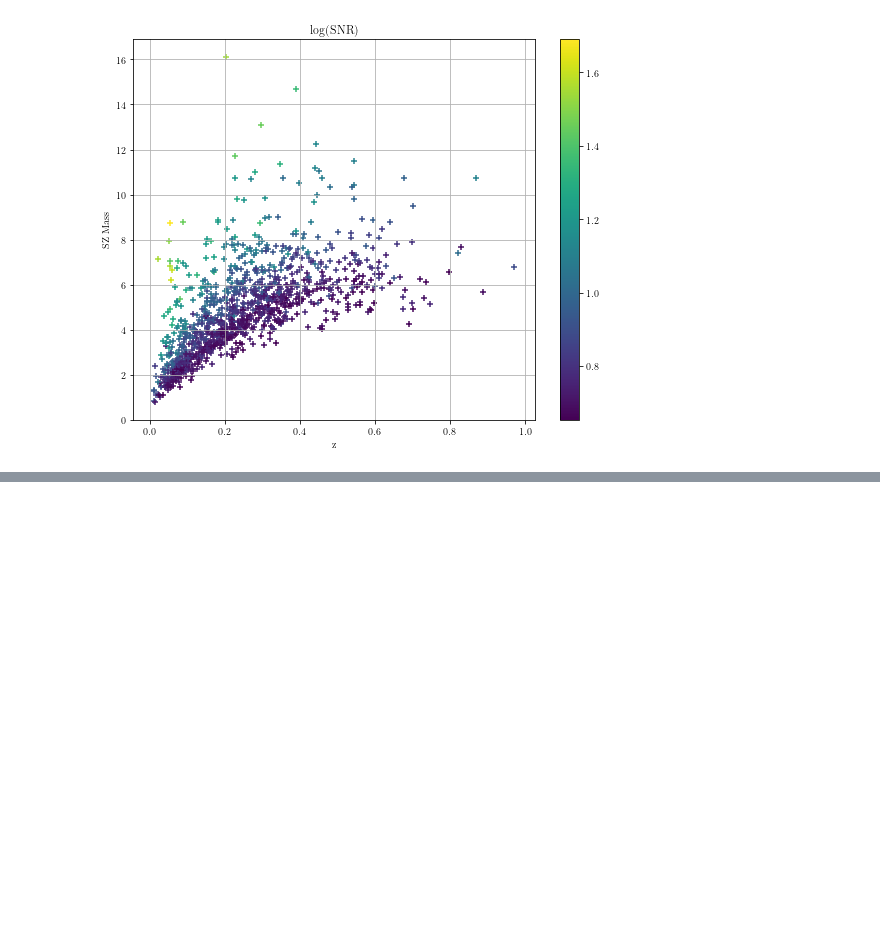
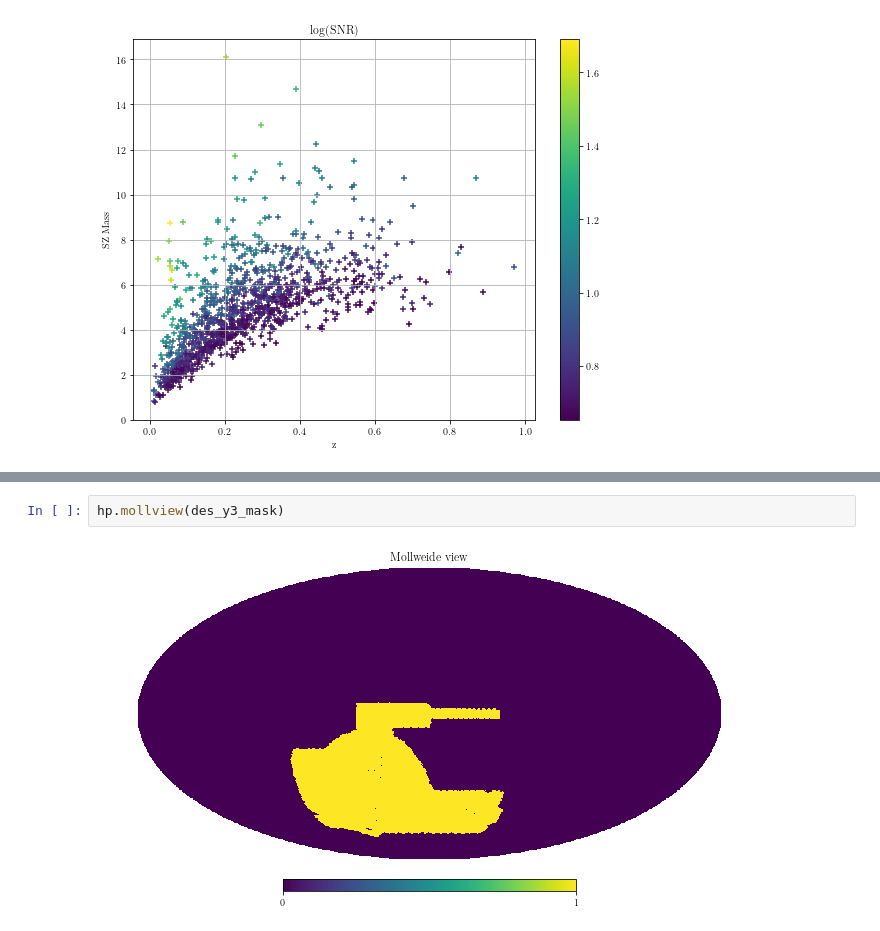
Before and after one commit to chihway/ClusterProfiles, a Jupyter notebook: planck/CatalogOverlap.ipynb, the cells around one changed output, grey strips where cells are left out. Drawn from its saved outputs; the diff is of its cells as text; blank space fills up the shorter version.

```diff
--- a/planck/CatalogOverlap.ipynb
+++ b/planck/CatalogOverlap.ipynb
@@ -147,0 +156,4 @@ Text(0.5, 1.0, 'log(SNR)')
+# %%
+hp.mollview(des_y3_mask)
+# %% [output]
+[figure, added]
```
Also changed, not shown: parts of 9 cells of this notebook, 1 other file.
